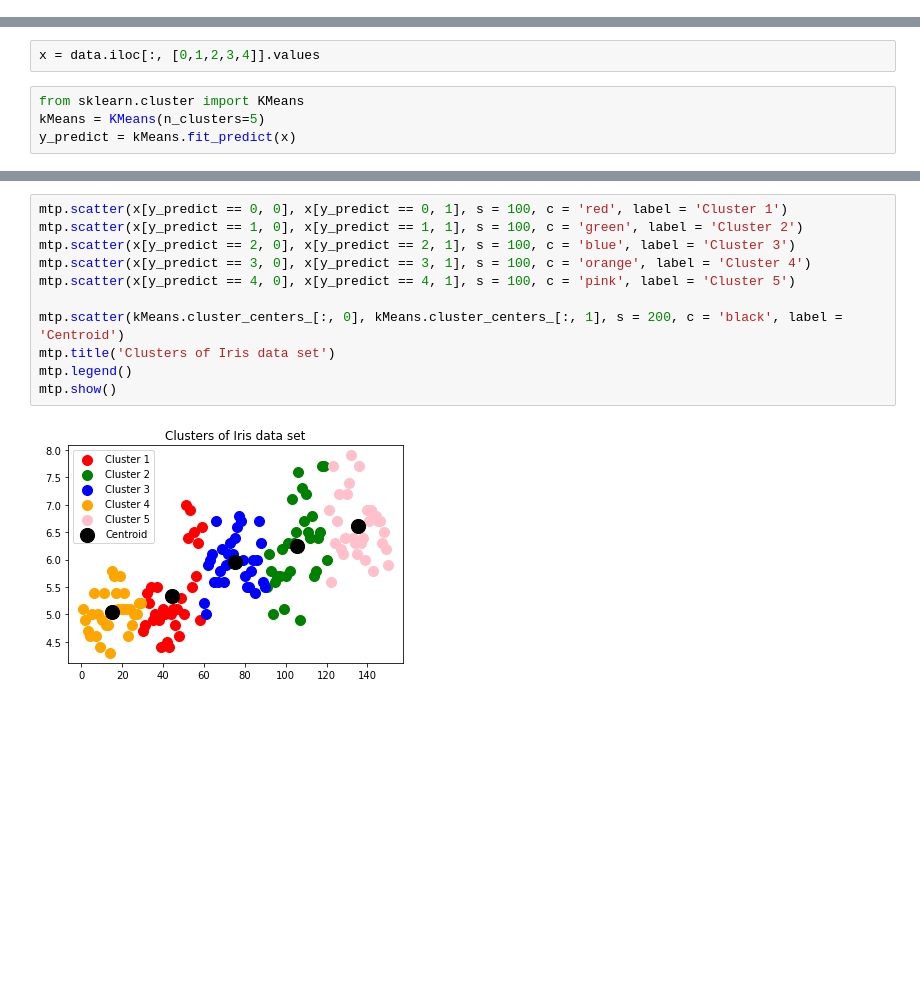
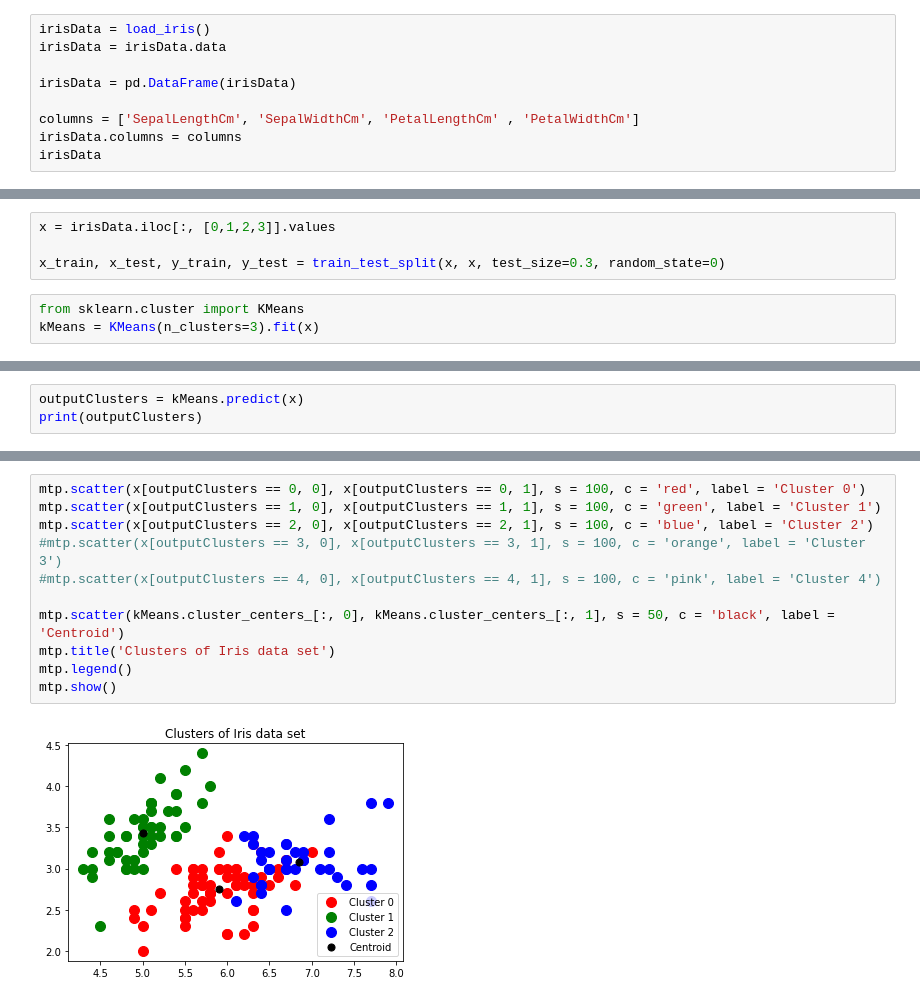
Before and after one commit to Rajeshkeshoju/ml-samples, a Jupyter notebook: kMeans.ipynb, the cells around one changed output, grey strips where cells are left out. Drawn from its saved outputs; the diff is of its cells as text; blank space fills up the shorter version.

```diff
--- a/kMeans.ipynb
+++ b/kMeans.ipynb
@@ -36,0 +9,9 @@ data
+# %%
+irisData = load_iris()
+irisData = irisData.data
+
+irisData = pd.DataFrame(irisData)
+
+columns = ['SepalLengthCm', 'SepalWidthCm', 'PetalLengthCm' , 'PetalWidthCm']
+irisData.columns = columns
+irisData
@@ -37,6 +20,7 @@ data
 # %%
-x = data.iloc[:, [0,1,2,3,4]].values
+x = irisData.iloc[:, [0,1,2,3]].values
+
+x_train, x_test, y_train, y_test = train_test_split(x, x, test_size=0.3, random_state=0)
 # %%
 from sklearn.cluster import KMeans
-kMeans = KMeans(n_clusters=5)
-y_predict = kMeans.fit_predict(x)
+kMeans = KMeans(n_clusters=3).fit(x)
@@ -86,0 +27,3 @@ array([[ 1. ,  5.1,  3.5,  1.4,  0.2],
+# %%
+outputClusters = kMeans.predict(x)
+print(outputClusters)
@@ -87,13 +85,13 @@ array([[ 1. ,  5.1,  3.5,  1.4,  0.2],
 # %%
-mtp.scatter(x[y_predict == 0, 0], x[y_predict == 0, 1], s = 100, c = 'red', label = 'Cluster 1')
-mtp.scatter(x[y_predict == 1, 0], x[y_predict == 1, 1], s = 100, c = 'green', label = 'Cluster 2')
-mtp.scatter(x[y_predict == 2, 0], x[y_predict == 2, 1], s = 100, c = 'blue', label = 'Cluster 3')
-mtp.scatter(x[y_predict == 3, 0], x[y_predict == 3, 1], s = 100, c = 'orange', label = 'Cluster 4')
-mtp.scatter(x[y_predict == 4, 0], x[y_predict == 4, 1], s = 100, c = 'pink', label = 'Cluster 5')
+mtp.scatter(x[outputClusters == 0, 0], x[outputClusters == 0, 1], s = 100, c = 'red', label = 'Cluster 0')
+mtp.scatter(x[outputClusters == 1, 0], x[outputClusters == 1, 1], s = 100, c = 'green', label = 'Cluster 1')
+mtp.scatter(x[outputClusters == 2, 0], x[outputClusters == 2, 1], s = 100, c = 'blue', label = 'Cluster 2')
+#mtp.scatter(x[outputClusters == 3, 0], x[outputClusters == 3, 1], s = 100, c = 'orange', label = 'Cluster 3')
+#mtp.scatter(x[outputClusters == 4, 0], x[outputClusters == 4, 1], s = 100, c = 'pink', label = 'Cluster 4')
 
-mtp.scatter(kMeans.cluster_centers_[:, 0], kMeans.cluster_centers_[:, 1], s = 200, c = 'black', label = 'Centroid')
+mtp.scatter(kMeans.cluster_centers_[:, 0], kMeans.cluster_centers_[:, 1], s = 50, c = 'black', label = 'Centroid')
 mtp.title('Clusters of Iris data set')
 mtp.legend()
 mtp.show()
 # %% [output]
-[figure, old version]
+[figure, new version]
```
Also changed, not shown: parts of 15 cells of this notebook.
